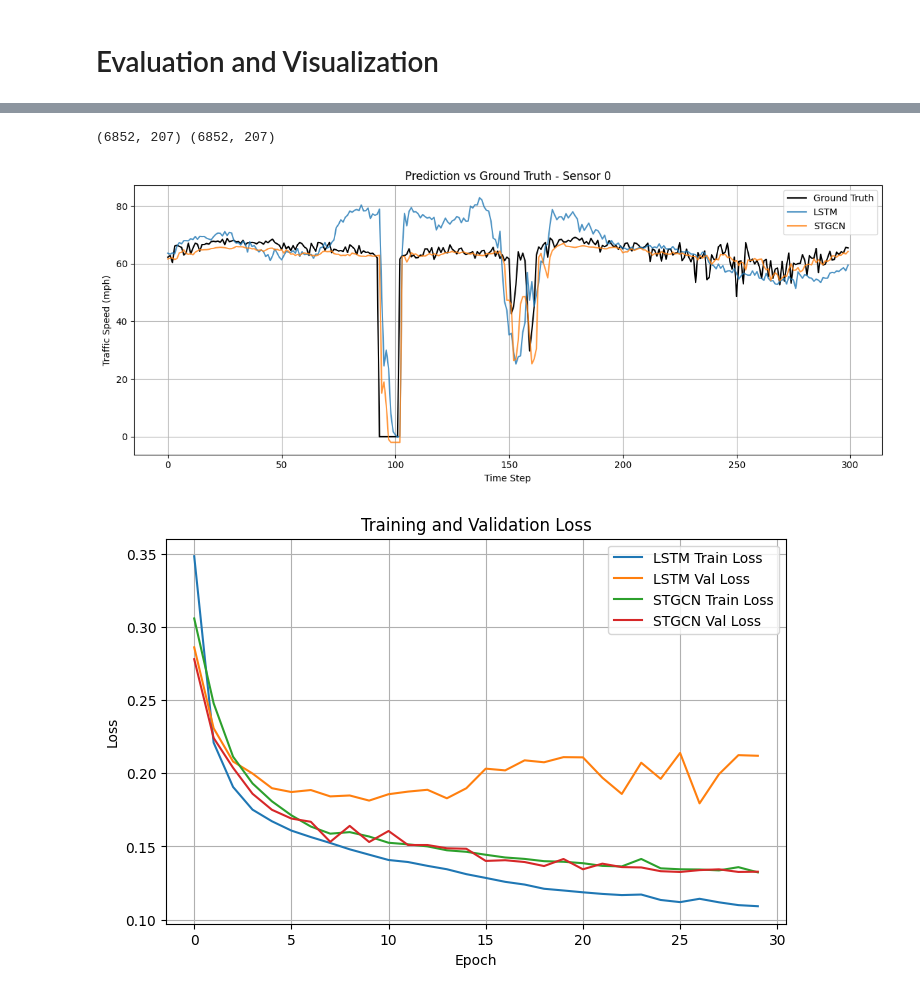
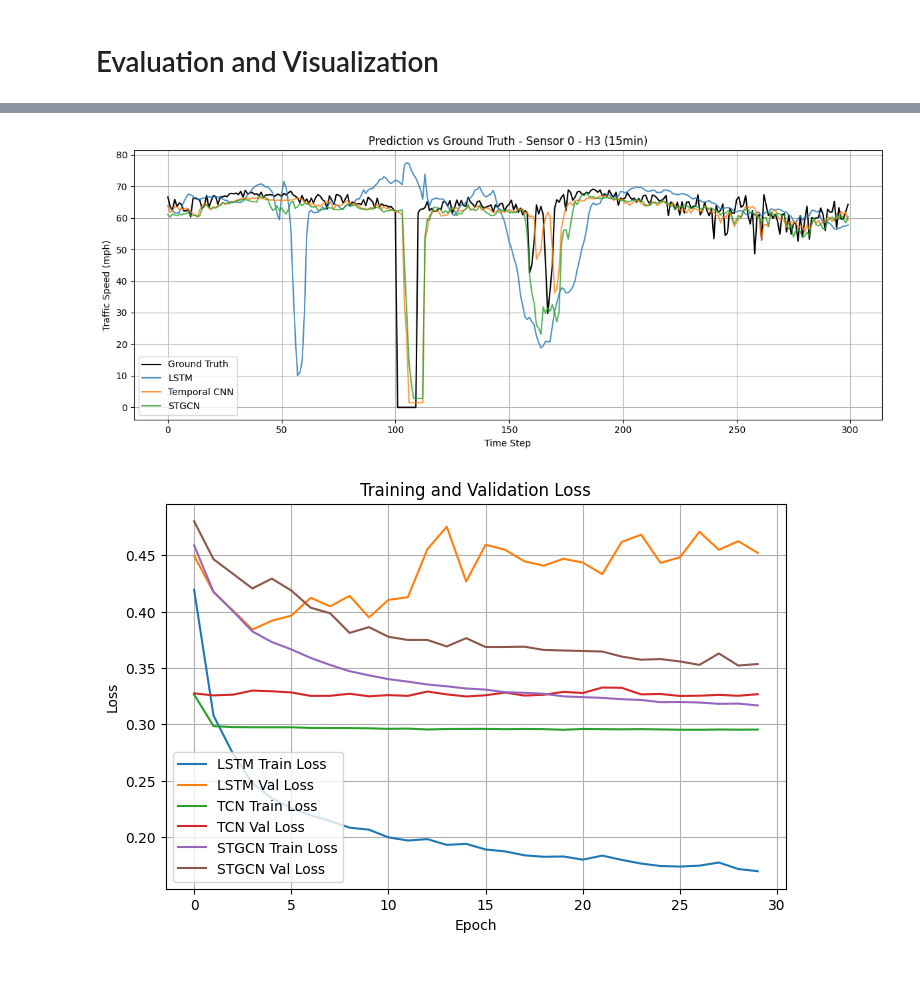
Before and after one commit to lcg077/ECE1508-Project, a Jupyter notebook: ECE1508Project.ipynb, the cells around one changed output, grey strips where cells are left out. Saved outputs shown, nothing was run; the diff lists cells and outputs as text; code cells hidden in the pictures.

```diff
--- a/ECE1508Project.ipynb
+++ b/ECE1508Project.ipynb
@@ -352,0 +514,18 @@ Test MAPE: 9.72%
+# %%
+tcn_model.eval()
+
+tcn_all_preds = []
+tcn_all_targets = []
+
+with torch.no_grad():
+    for X_batch, y_batch in test_loader_tcn:
+        X_batch = X_batch.to(device)
+        preds = tcn_model(X_batch).cpu()
+
+        tcn_all_preds.append(preds)
+        tcn_all_targets.append(y_batch)
+
+tcn_all_preds = torch.cat(tcn_all_preds).numpy()
+tcn_all_targets = torch.cat(tcn_all_targets).numpy()
+
+print(tcn_all_preds.shape)
@@ -459,27 +647,20 @@ class STGCNBlock(nn.Module):
         return self.relu(t)
 # %%
 class STGCN(nn.Module):
-    def __init__(self, num_nodes=207):
+    def __init__(self, num_nodes=207, pred_len=12):
         super().__init__()
-
+        self.pred_len = pred_len
         self.block1 = STGCNBlock(1, 32, 32)
         self.block2 = STGCNBlock(32, 32, 32)
-
-        self.final = nn.Conv2d(32, 1, (1,1))
+        self.final = nn.Conv2d(32, pred_len, (1, 1))
 
     def forward(self, X, A_norm):
-        # X shape: (batch, time, nodes, features)
-
-        X = X.permute(0,3,1,2)
-
+        X = X.permute(0, 3, 1, 2)
         X = self.block1(X, A_norm)
         X = self.block2(X, A_norm)
-
         out = self.final(X)
-
-        out = out[:,:, -1,:]
-
-        return out.squeeze(1)
+        out = out[:, :, -1, :]
+        return out
 # %%
 stgcn = STGCN().to(device)
 
@@ -587,8 +729,8 @@ stgcn_val_losses = []
 epochs = 30
 
 for epoch in range(epochs):
-    train_loss = train_epoch(stgcn, train_loader_st, stgcn_optimizer)
-    val_loss = eval_epoch(stgcn, val_loader_st)
+    train_loss = train_epoch(stgcn, train_loader_tcn, stgcn_optimizer)
+    val_loss = eval_epoch(stgcn, val_loader_tcn)
 
     stgcn_train_losses.append(train_loss)
     stgcn_val_losses.append(val_loss)
@@ -678,58 +825,40 @@ print(lstm_preds_denorm.shape, lstm_targets_denorm.shape)
-# %%
-stgcn.eval()
-stgcn_preds, stgcn_targets = [], []
-
-with torch.no_grad():
-    for X_batch, y_batch in test_loader_st:
-        preds = stgcn(X_batch.to(device), A_norm).cpu()
-        stgcn_preds.append(preds)
-        stgcn_targets.append(y_batch)
-
-stgcn_preds = torch.cat(stgcn_preds).numpy()
-stgcn_targets = torch.cat(stgcn_targets).numpy()
-
-stgcn_preds_denorm = stgcn_preds * (train_std + 1e-8) + train_mean
-stgcn_targets_denorm = stgcn_targets * (train_std + 1e-8) + train_mean
-print(stgcn_preds_denorm.shape, stgcn_targets_denorm.shape)
-# %% [output]
-(6852, 207) (6852, 207)
 # %%
-import matplotlib.pyplot as plt
-
+horizon = 3
 sensor_idx = 0
 num_points = 300
 
 plt.figure(figsize=(12, 5))
-plt.plot(lstm_targets_denorm[:num_points, sensor_idx], label="Ground Truth", color="black")
-plt.plot(lstm_preds_denorm[:num_points, sensor_idx], label="LSTM", alpha=0.8)
-plt.plot(stgcn_preds_denorm[:num_points, sensor_idx], label="STGCN", alpha=0.8)
+plt.plot(lstm_targets_denorm[:num_points, horizon-1, sensor_idx], label="Ground Truth", color="black")
+plt.plot(lstm_preds_denorm[:num_points, horizon-1, sensor_idx], label="LSTM", alpha=0.8)
+plt.plot(tcn_preds_denorm[:num_points, horizon-1, sensor_idx], label="Temporal CNN", alpha=0.8)
+plt.plot(stgcn_preds_denorm[:num_points, horizon-1, sensor_idx], label="STGCN", alpha=0.8)
 
 plt.xlabel("Time Step")
 plt.ylabel("Traffic Speed (mph)")
-plt.title(f"Prediction vs Ground Truth - Sensor {sensor_idx}")
+plt.title(f"Prediction vs Ground Truth - Sensor {sensor_idx} - H{horizon} ({horizon*5}min)")
 plt.legend()
 plt.grid(True)
 plt.tight_layout()
 plt.show()
 # %% [output]
-[figure, old version]
+[figure, new version]
 # %%
-import matplotlib.pyplot as plt
-
 plt.figure(figsize=(8,5))
 plt.plot(lstm_train_losses, label="LSTM Train Loss")
 plt.plot(lstm_val_losses, label="LSTM Val Loss")
+plt.plot(tcn_train_losses, label="TCN Train Loss")
+plt.plot(tcn_val_losses, label="TCN Val Loss")
 plt.plot(stgcn_train_losses, label="STGCN Train Loss")
 plt.plot(stgcn_val_losses, label="STGCN Val Loss")
 
 plt.xlabel("Epoch")
 plt.ylabel("Loss")
 plt.title("Training and Validation Loss")
 plt.legend()
 plt.grid(True)
 plt.show()
 # %% [output]
-[figure, old version]
+[figure, new version]
 # %%
 import subprocess
 subprocess.run(["jupyter", "nbconvert", "--to", "html", "/content/ECE1508Project.ipynb"])
```
Also changed, not shown: parts of 46 cells of this notebook.
